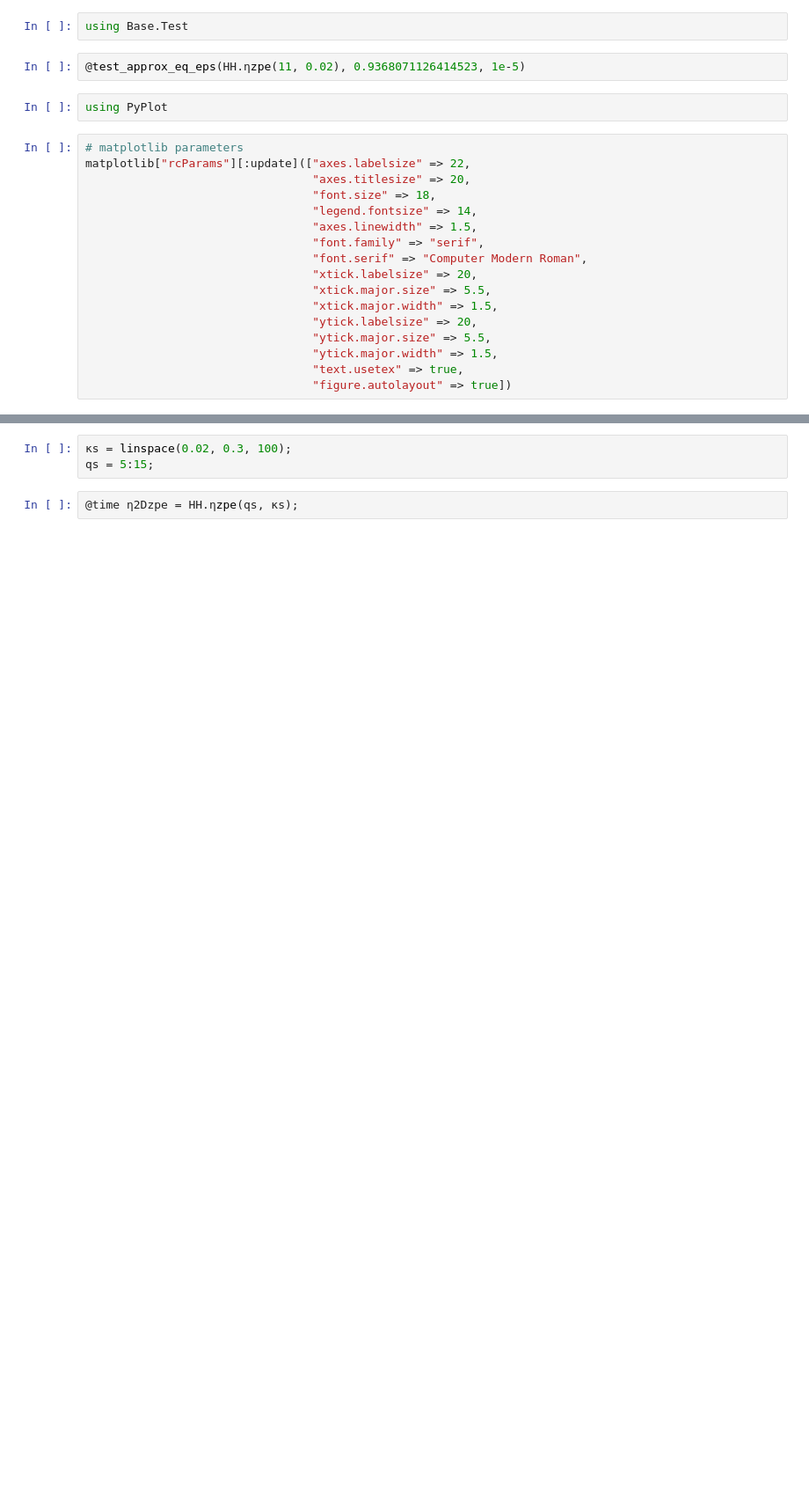
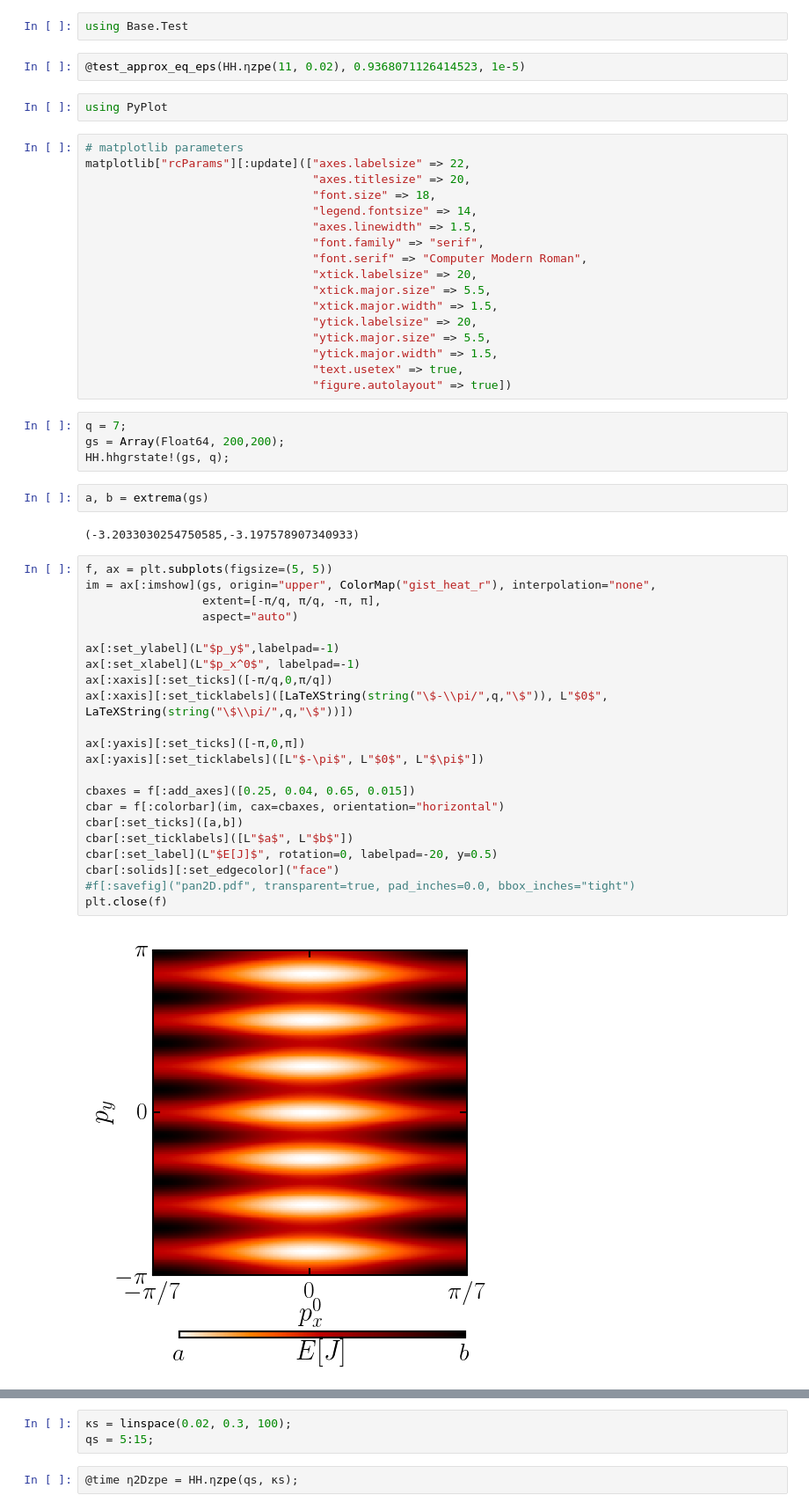
Before and after one commit to berceanu/topo-photon, a Jupyter notebook: anc/approximations.ipynb, the cells around one changed output, grey strips where cells are left out. Shown at 88% size. Drawn from its saved outputs; the diff is of its cells as text; blank space fills up the shorter version.

```diff
--- a/anc/approximations.ipynb
+++ b/anc/approximations.ipynb
@@ -25,3 +25,35 @@ matplotlib["rcParams"][:update](["axes.labelsize" => 22,
                                  "ytick.major.width" => 1.5,
                                  "text.usetex" => true,
                                  "figure.autolayout" => true])
+# %%
+q = 7;
+gs = Array(Float64, 200,200);
+HH.hhgrstate!(gs, q);
+# %%
+a, b = extrema(gs)
+# %% [output]
+(-3.2033030254750585,-3.197578907340933)
+# %%
+f, ax = plt.subplots(figsize=(5, 5))
+im = ax[:imshow](gs, origin="upper", ColorMap("gist_heat_r"), interpolation="none",
+                 extent=[-π/q, π/q, -π, π],
+                 aspect="auto")
+
+ax[:set_ylabel](L"$p_y$",labelpad=-1)
+ax[:set_xlabel](L"$p_x^0$", labelpad=-1)
+ax[:xaxis][:set_ticks]([-π/q,0,π/q])
+ax[:xaxis][:set_ticklabels]([LaTeXString(string("\$-\\pi/",q,"\$")), L"$0$", LaTeXString(string("\$\\pi/",q,"\$"))])
+
+ax[:yaxis][:set_ticks]([-π,0,π])
+ax[:yaxis][:set_ticklabels]([L"$-\pi$", L"$0$", L"$\pi$"])
+
+cbaxes = f[:add_axes]([0.25, 0.04, 0.65, 0.015])
+cbar = f[:colorbar](im, cax=cbaxes, orientation="horizontal")
+cbar[:set_ticks]([a,b])
+cbar[:set_ticklabels]([L"$a$", L"$b$"])
+cbar[:set_label](L"$E[J]$", rotation=0, labelpad=-20, y=0.5)
+cbar[:solids][:set_edgecolor]("face")
+#f[:savefig]("pan2D.pdf", transparent=true, pad_inches=0.0, bbox_inches="tight")
+plt.close(f)
+# %% [output]
+[figure, added]
```
Also changed, not shown: parts of 13 cells of this notebook, 8 other files.
